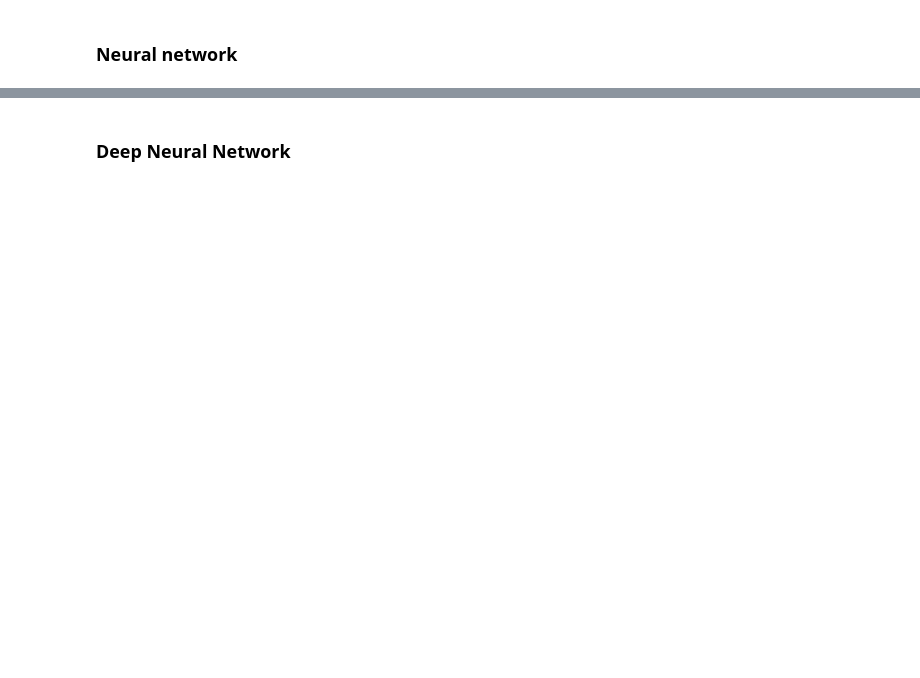
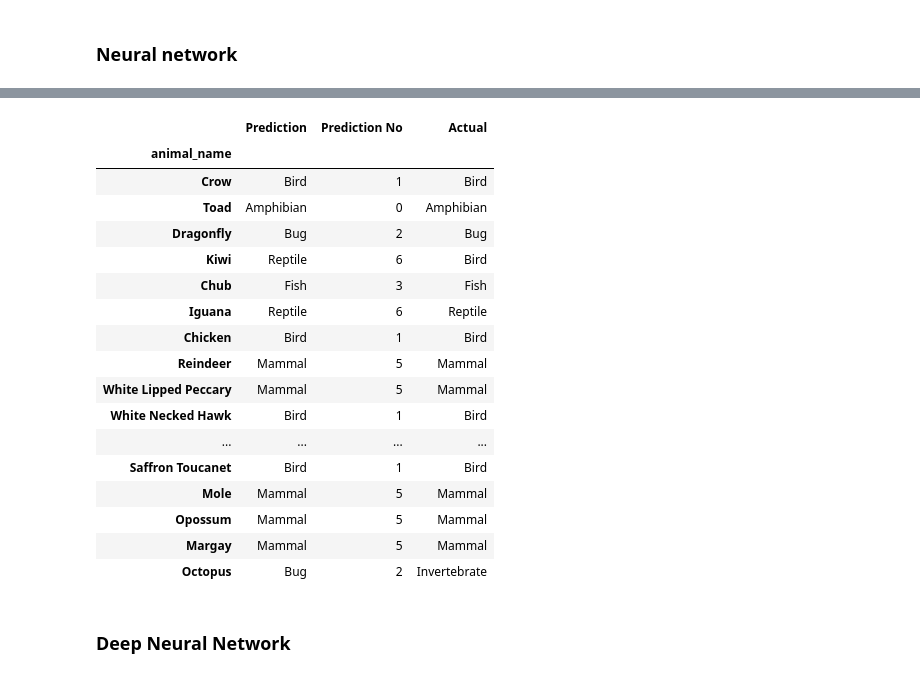
Before and after one commit to rabscuttle/final-project, a Jupyter notebook: Neural Network.ipynb, the cells around one changed output, grey strips where cells are left out. Drawn from its saved outputs; the diff is of its cells as text; code cells hidden in the pictures; blank space fills up the shorter version.

```diff
--- a/Neural Network.ipynb
+++ b/Neural Network.ipynb
@@ -108,6 +220,25 @@ predictions_nn_labels
 # %%
-nn_predictions_table = pd.DataFrame({"Prediction": predictions_nn_labels, "Actual": y_name_test})
+nn_predictions_table = pd.DataFrame({"Prediction": predictions_nn_labels, "Prediction No": predictions_nn, "Actual": y_name_test})
 nn_predictions_table
+# %% [output]
+|  | Prediction | Prediction No | Actual |
+| animal_name |  |  |  |
+| Crow | Bird | 1 | Bird |
+| Toad | Amphibian | 0 | Amphibian |
+| Dragonfly | Bug | 2 | Bug |
+| Kiwi | Reptile | 6 | Bird |
+| Chub | Fish | 3 | Fish |
+| Iguana | Reptile | 6 | Reptile |
+| Chicken | Bird | 1 | Bird |
+| Reindeer | Mammal | 5 | Mammal |
+| White Lipped Peccary | Mammal | 5 | Mammal |
+| White Necked Hawk | Bird | 1 | Bird |
+| ... | ... | ... | ... |
+| Saffron Toucanet | Bird | 1 | Bird |
+| Mole | Mammal | 5 | Mammal |
+| Opossum | Mammal | 5 | Mammal |
+| Margay | Mammal | 5 | Mammal |
+| Octopus | Bug | 2 | Invertebrate |
 # %% [markdown]
 ### Deep Neural Network
 # %%
```
Also changed, not shown: parts of 13 cells of this notebook, 3 other files.
